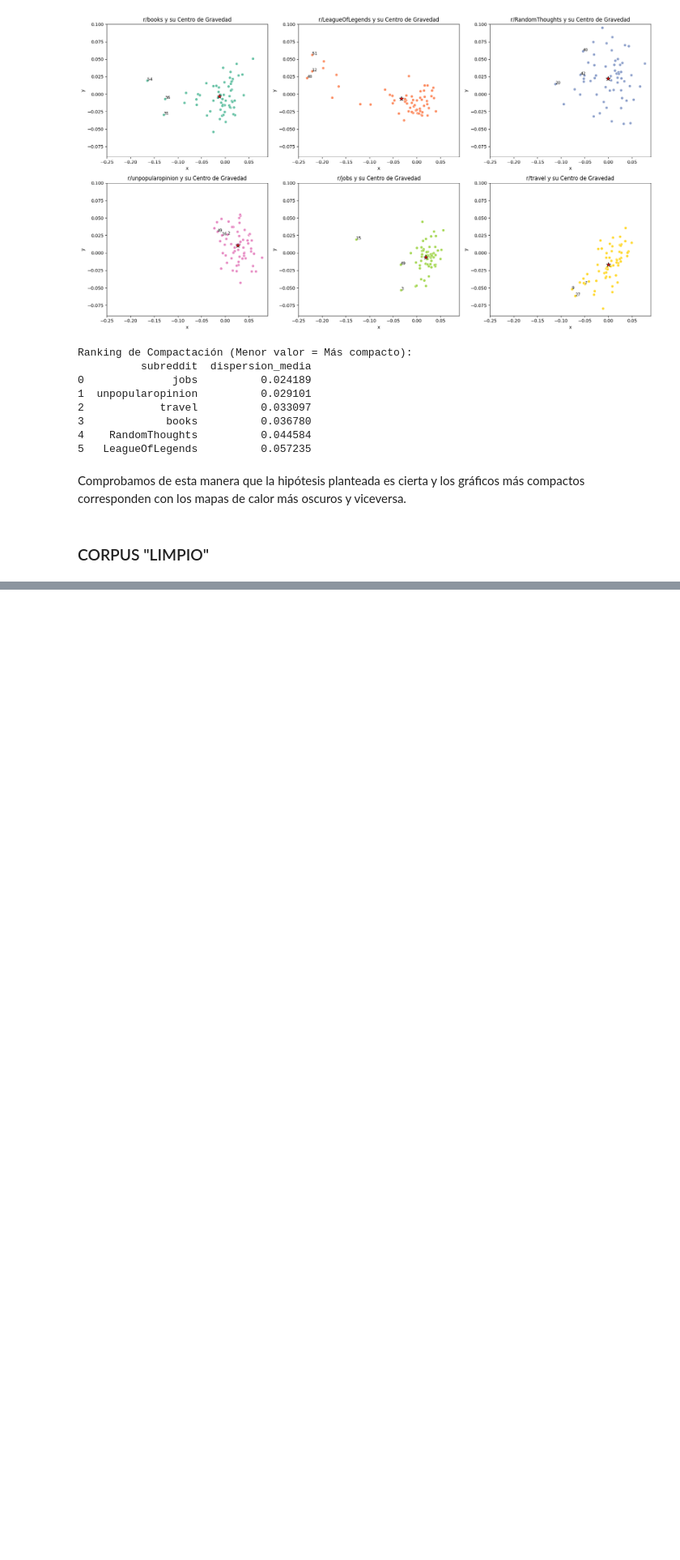
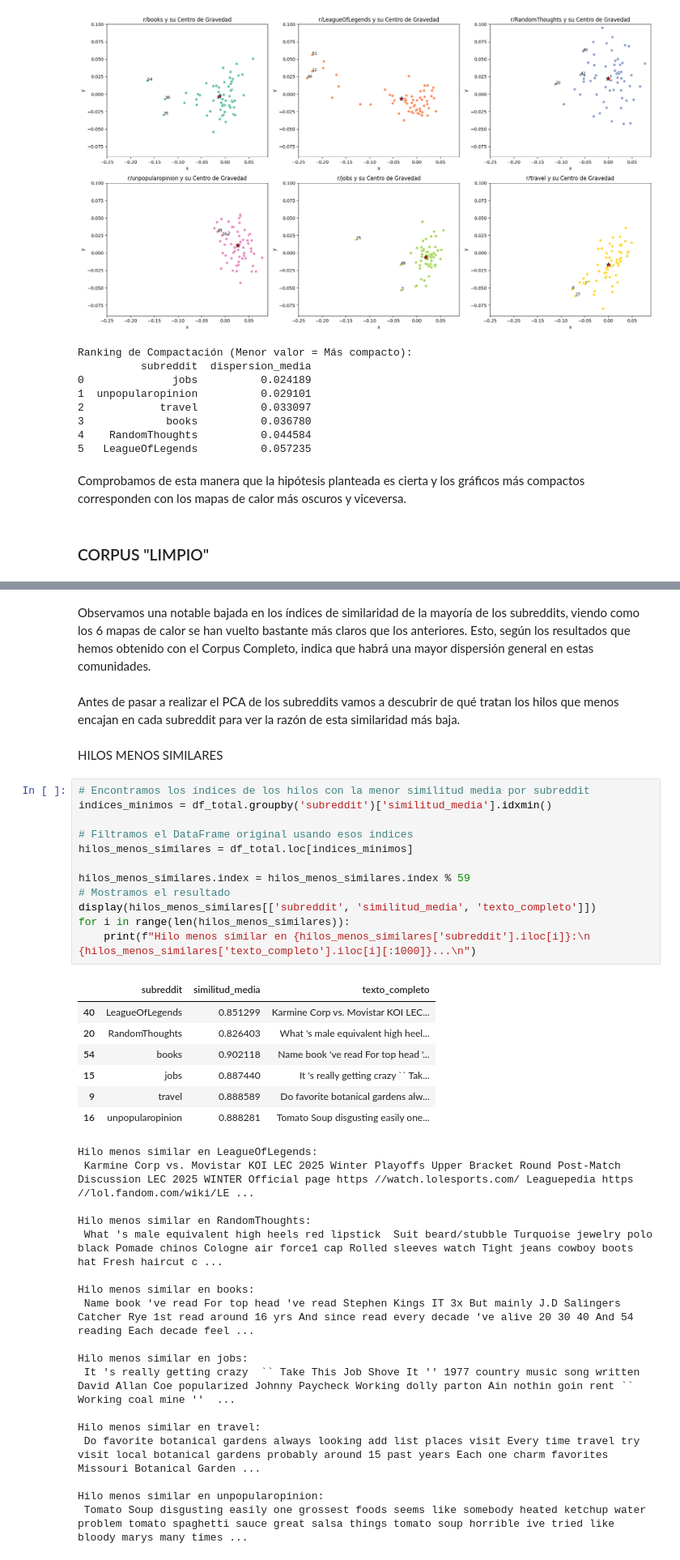
Before and after one commit to daniela-murciam-um-es/PLN-practicasParte2, a Jupyter notebook: apartado_3.ipynb, the cells around one changed output, grey strips where cells are left out. Shown at 81% size. Cells and saved outputs as stored; diff of their text form; blank space fills up the shorter version.

```diff
--- a/apartado_3.ipynb
+++ b/apartado_3.ipynb
@@ -397,0 +499,43 @@ Comprobamos de esta manera que la hipótesis planteada es cierta y los gráficos
+# %% [markdown]
+Observamos una notable bajada en los índices de similaridad de la mayoría de los subreddits, viendo como los 6 mapas de calor se han vuelto bastante más claros que los anteriores. Esto, según los resultados que hemos obtenido con el Corpus Completo, indica que habrá una mayor dispersión general en estas comunidades.
+# %% [markdown]
+Antes de pasar a realizar el PCA de los subreddits vamos a descubrir de qué tratan los hilos que menos encajan en cada subreddit para ver la razón de esta similaridad más baja.
+# %% [markdown]
+HILOS MENOS SIMILARES
+# %%
+# Encontramos los índices de los hilos con la menor similitud media por subreddit
+indices_minimos = df_total.groupby('subreddit')['similitud_media'].idxmin()
+
+# Filtramos el DataFrame original usando esos índices
+hilos_menos_similares = df_total.loc[indices_minimos]
+
+hilos_menos_similares.index = hilos_menos_similares.index % 59
+# Mostramos el resultado
+display(hilos_menos_similares[['subreddit', 'similitud_media', 'texto_completo']])
+for i in range(len(hilos_menos_similares)):
+	print(f"Hilo menos similar en {hilos_menos_similares['subreddit'].iloc[i]}:\n {hilos_menos_similares['texto_completo'].iloc[i][:1000]}...\n")
+# %% [output]
+|  | subreddit | similitud_media | texto_completo |
+| 40 | LeagueOfLegends | 0.851299 | Karmine Corp vs. Movistar KOI LEC... |
+| 20 | RandomThoughts | 0.826403 | What 's male equivalent high heel... |
+| 54 | books | 0.902118 | Name book 've read For top head '... |
+| 15 | jobs | 0.887440 | It 's really getting crazy `` Tak... |
+| 9 | travel | 0.888589 | Do favorite botanical gardens alw... |
+| 16 | unpopularopinion | 0.888281 | Tomato Soup disgusting easily one... |
+Hilo menos similar en LeagueOfLegends:
+ Karmine Corp vs. Movistar KOI LEC 2025 Winter Playoffs Upper Bracket Round Post-Match Discussion LEC 2025 WINTER Official page https //watch.lolesports.com/ Leaguepedia https //lol.fandom.com/wiki/LE ...
+
+Hilo menos similar en RandomThoughts:
+ What 's male equivalent high heels red lipstick  Suit beard/stubble Turquoise jewelry polo black Pomade chinos Cologne air force1 cap Rolled sleeves watch Tight jeans cowboy boots hat Fresh haircut c ...
+
+Hilo menos similar en books:
+ Name book 've read For top head 've read Stephen Kings IT 3x But mainly J.D Salingers Catcher Rye 1st read around 16 yrs And since read every decade 've alive 20 30 40 And 54 reading Each decade feel ...
+
+Hilo menos similar en jobs:
+ It 's really getting crazy  `` Take This Job Shove It '' 1977 country music song written David Allan Coe popularized Johnny Paycheck Working dolly parton Ain nothin goin rent `` Working coal mine ''  ...
+
+Hilo menos similar en travel:
+ Do favorite botanical gardens always looking add list places visit Every time travel try visit local botanical gardens probably around 15 past years Each one charm favorites Missouri Botanical Garden ...
+
+Hilo menos similar en unpopularopinion:
+ Tomato Soup disgusting easily one grossest foods seems like somebody heated ketchup water problem tomato spaghetti sauce great salsa things tomato soup horrible ive tried like bloody marys many times ...
```
Also changed, not shown: parts of 13 cells of this notebook, 1 other file.
